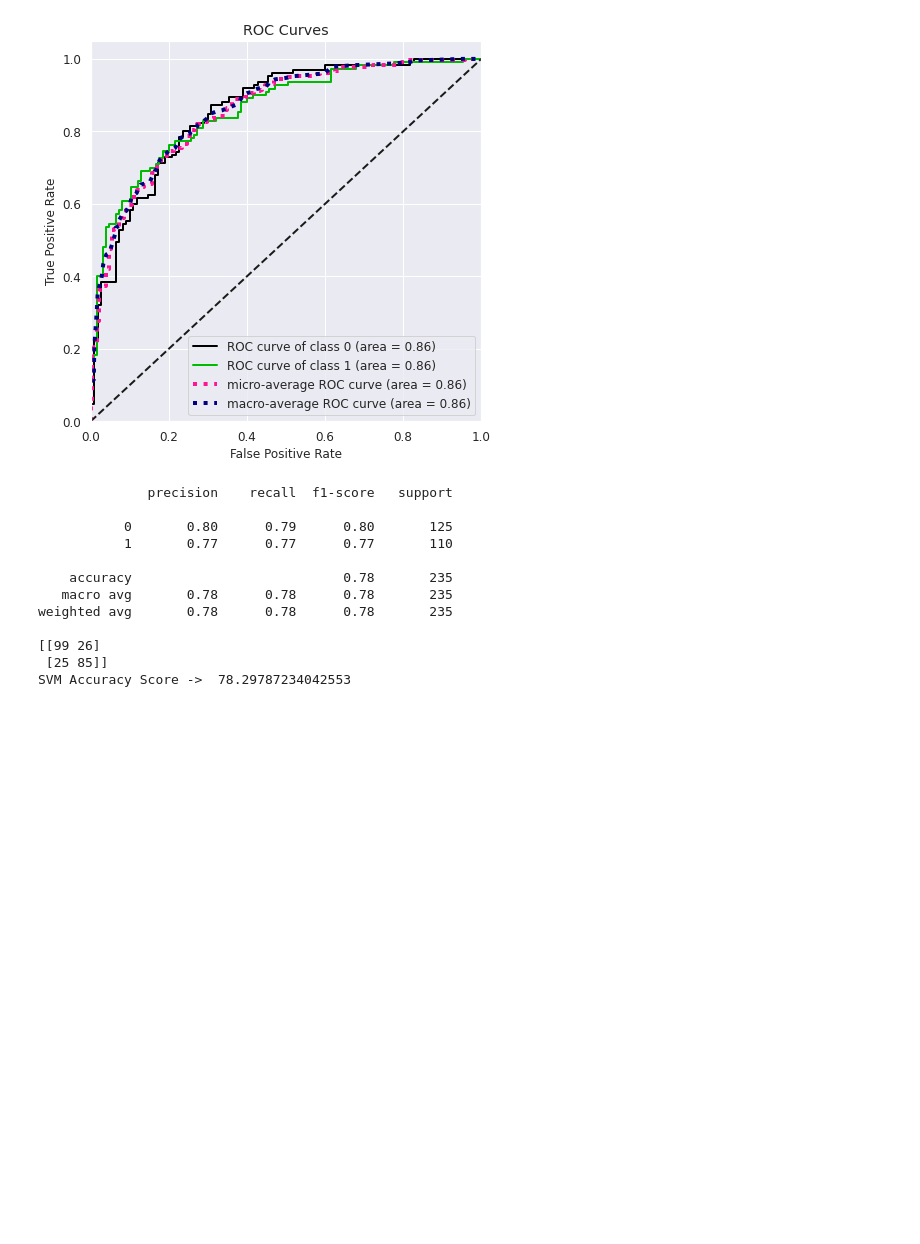
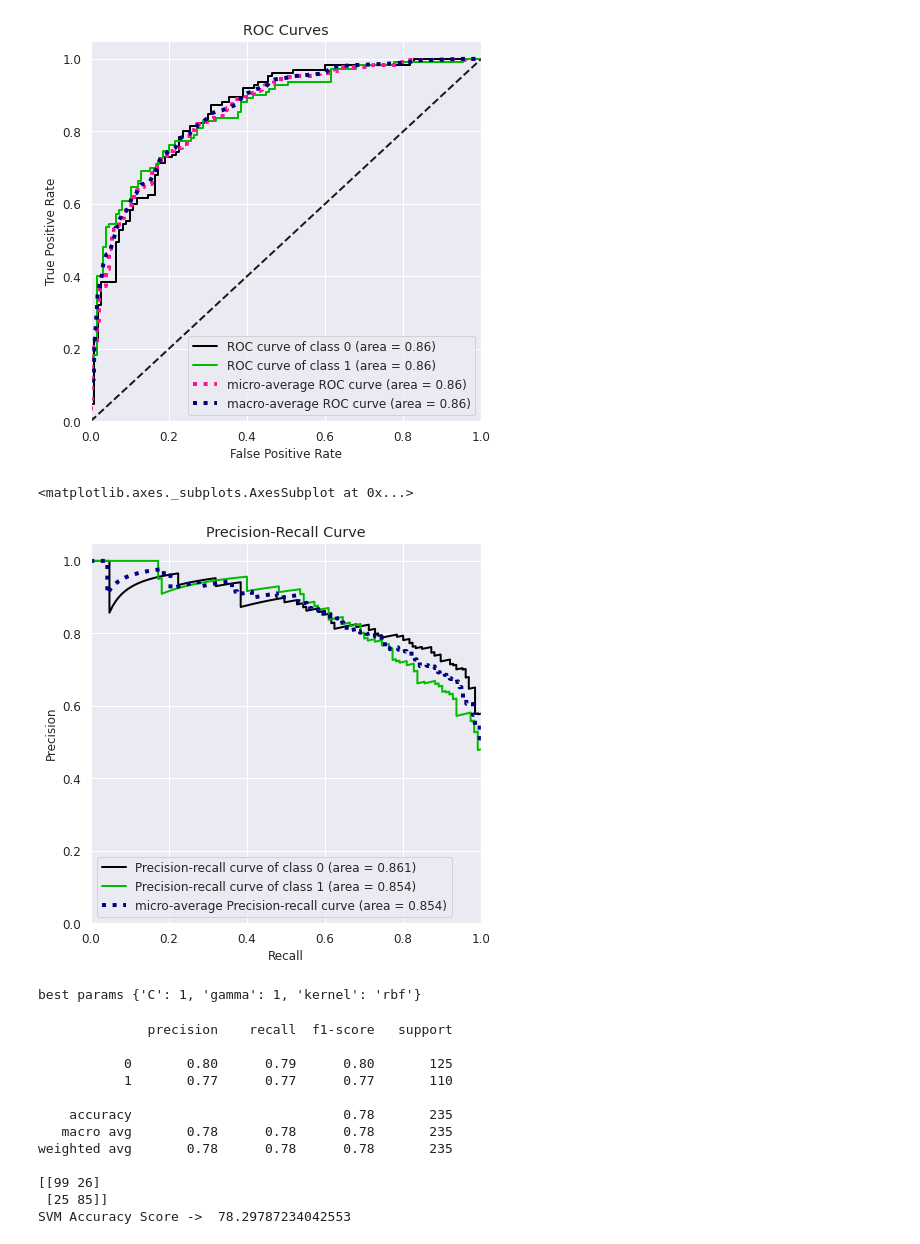
Before and after one commit to jmontano1987/pdg, a Jupyter notebook: Proyecto_de_Grado.ipynb, the cells around one changed output. Cells and saved outputs as stored; diff of their text form; code cells hidden in the pictures; blank space fills up the shorter version.

```diff
--- a/Proyecto_de_Grado.ipynb
+++ b/Proyecto_de_Grado.ipynb
@@ -899,8 +918,18 @@ skplt.metrics.plot_roc_curve(labels_test,y_pred_proba)
 plt.show()
 # %% [output]
 [figure]
+# %%
+skplt.metrics.plot_precision_recall(labels_test,y_pred_proba)
+# %% [output]
+<matplotlib.axes._subplots.AxesSubplot at 0x...>
+[figure, added]
 # %%
 import pickle
 with open(r'svc.pkl','wb') as model_pkl:
     pickle.dump(grid, model_pkl, protocol=2)
+# %%
+model_prueba = pickle.load(open('svc.pkl', 'rb'))
+print("best params",model_prueba.best_params_)
+# %% [output]
+best params {'C': 1, 'gamma': 1, 'kernel': 'rbf'}
 # %%
```
Also changed, not shown: parts of 7 cells of this notebook.
